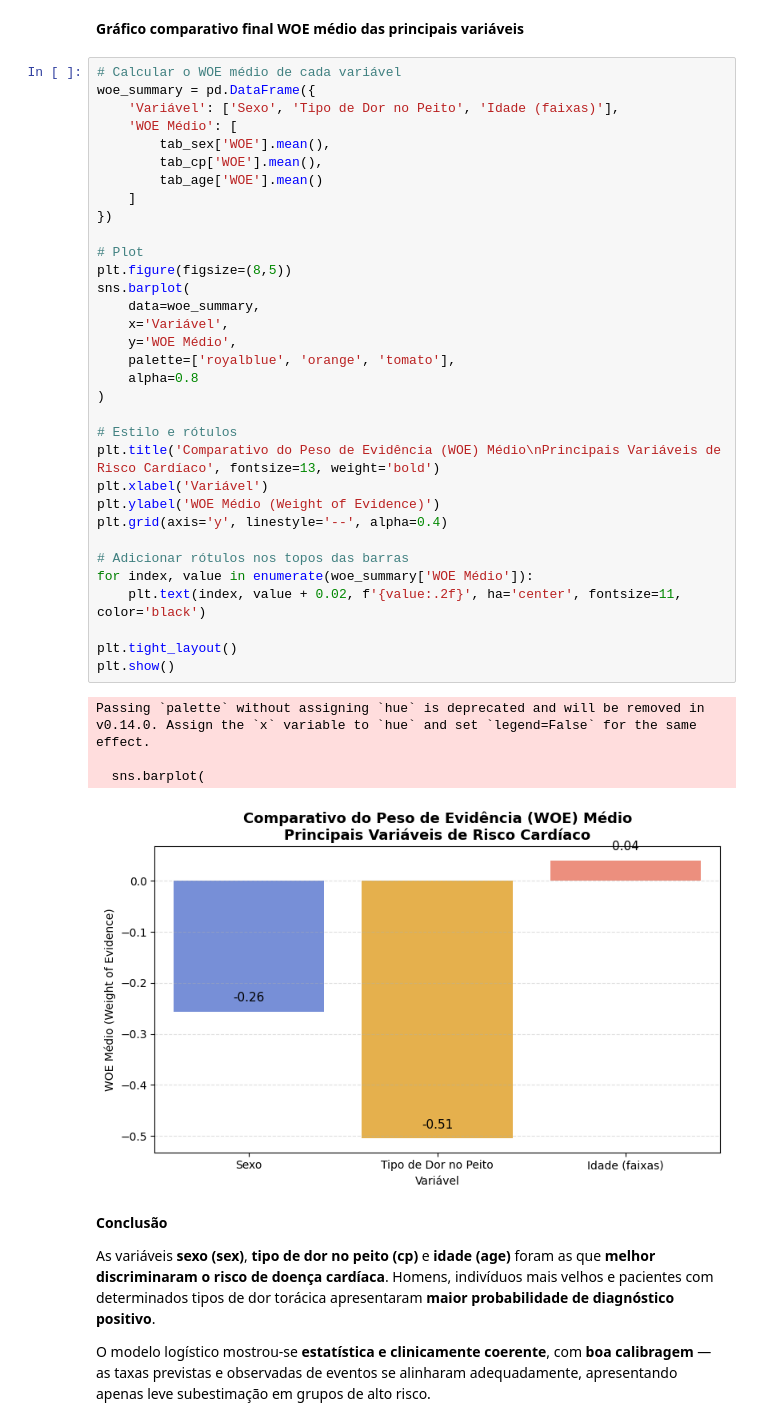
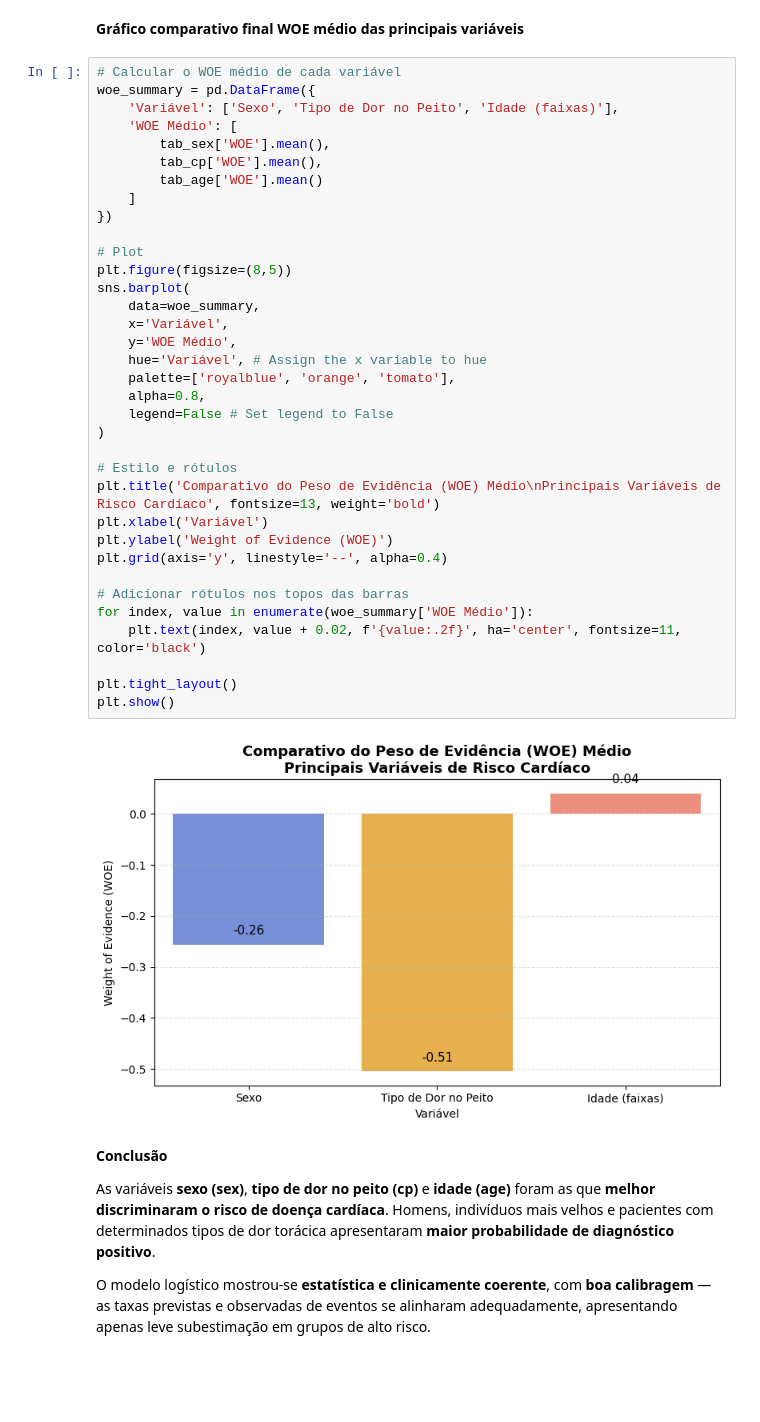
Before and after one commit to alevazcientista-dotcom/Ebac1, a Jupyter notebook: M18_REGRESSAO_LOGISTICA2.ipynb, the cells around one changed output. Cells and saved outputs as stored; diff of their text form; blank space fills up the shorter version.

```diff
--- a/M18_REGRESSAO_LOGISTICA2.ipynb
+++ b/M18_REGRESSAO_LOGISTICA2.ipynb
@@ -371,39 +371,38 @@ plt.show()
 woe_summary = pd.DataFrame({
     'Variável': ['Sexo', 'Tipo de Dor no Peito', 'Idade (faixas)'],
     'WOE Médio': [
         tab_sex['WOE'].mean(),
         tab_cp['WOE'].mean(),
         tab_age['WOE'].mean()
     ]
 })
 
 # Plot
 plt.figure(figsize=(8,5))
 sns.barplot(
     data=woe_summary,
     x='Variável',
     y='WOE Médio',
+    hue='Variável', # Assign the x variable to hue
     palette=['royalblue', 'orange', 'tomato'],
-    alpha=0.8
+    alpha=0.8,
+    legend=False # Set legend to False
 )
 
 # Estilo e rótulos
 plt.title('Comparativo do Peso de Evidência (WOE) Médio\nPrincipais Variáveis de Risco Cardíaco', fontsize=13, weight='bold')
 plt.xlabel('Variável')
-plt.ylabel('WOE Médio (Weight of Evidence)')
+plt.ylabel('Weight of Evidence (WOE)')
 plt.grid(axis='y', linestyle='--', alpha=0.4)
 
 # Adicionar rótulos nos topos das barras
 for index, value in enumerate(woe_summary['WOE Médio']):
     plt.text(index, value + 0.02, f'{value:.2f}', ha='center', fontsize=11, color='black')
 
 plt.tight_layout()
 plt.show()
 # %% [output]
-Passing `palette` without assigning `hue` is deprecated and will be removed in v0.14.0. Assign the `x` variable to `hue` and set `legend=False` for the same effect.
-
-  sns.barplot(
-[figure, old version]
+[figure, new version]
 # %% [markdown]
 **Conclusão**
 
```
